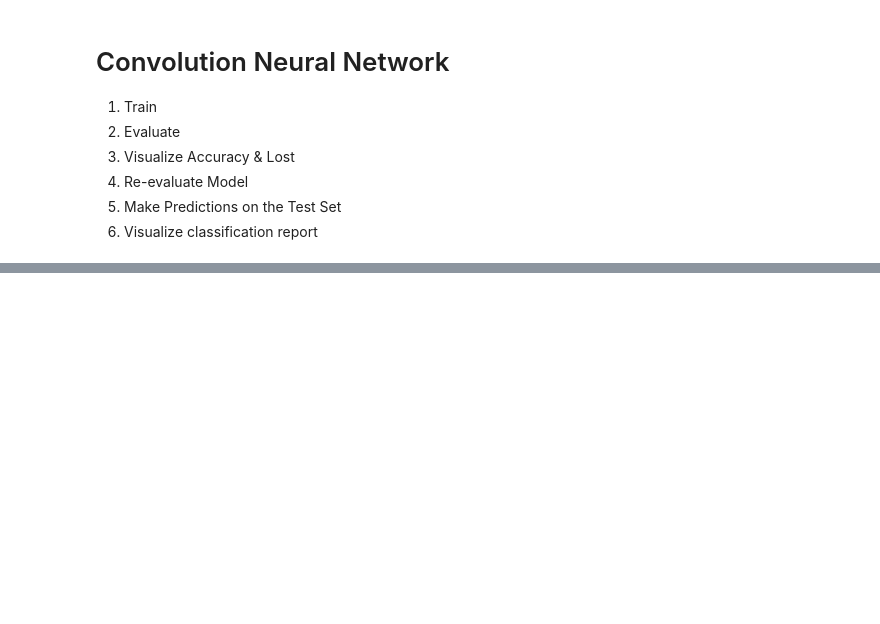
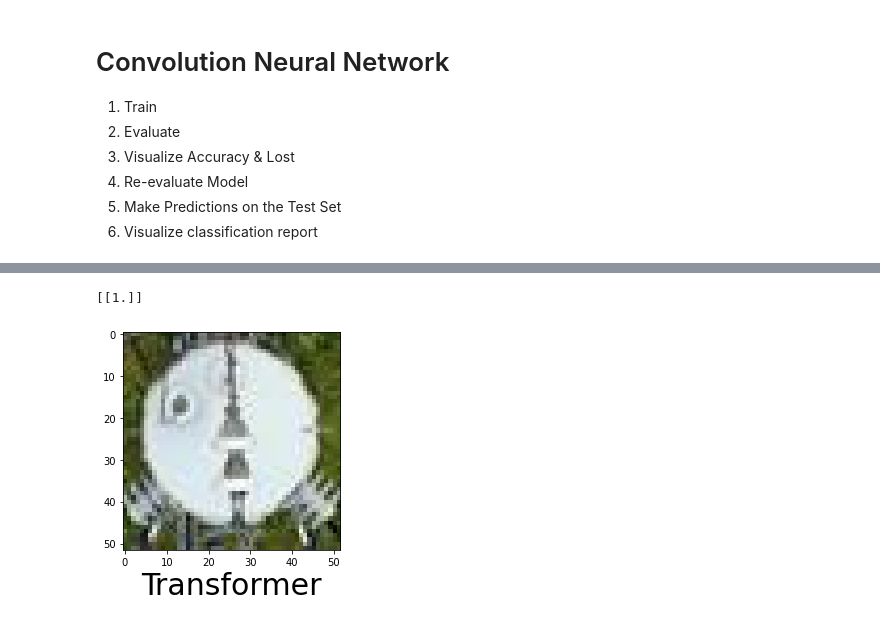
Before and after one commit to ccook93/Object_Detection, a Jupyter notebook: CNN2.ipynb, the cells around one changed output, grey strips where cells are left out. Drawn from its saved outputs; the diff is of its cells as text; code cells hidden in the pictures; blank space fills up the shorter version.

```diff
--- a/CNN2.ipynb
+++ b/CNN2.ipynb
@@ -124,0 +31,13 @@ losses = {"cl_head":tf.keras.losses.SparseCategoricalCrossentropy(from_logits=Tr
+# %%
+train = ImageDataGenerator(rescale=1/255)
+test = ImageDataGenerator(rescale=1/255)
+
+train_dataset = train.flow_from_directory("Images/PyTorch2/TRAIN/",
+                                          target_size=(52,52),
+                                          batch_size = 32,
+                                          class_mode = 'binary')
+
+test_dataset = test.flow_from_directory("Images/PyTorch2/TEST/",
+                                          target_size=(52,52),
+                                          batch_size =32,
+                                          class_mode = 'binary')
@@ -150,0 +107,24 @@ ValueError: in user code:
+# %%
+def predictImage(filename):
+    img1 = image.load_img(filename,target_size=(52,52))
+
+    plt.imshow(img1)
+
+    Y = image.img_to_array(img1)
+
+    X = np.expand_dims(Y,axis=0)
+    val = model.predict(X)
+    print(val)
+    if val == 1:
+
+        plt.xlabel("Transformer",fontsize=30)
+
+
+    elif val == 0:
+
+        plt.xlabel("No-Transformer",fontsize=30)
+# %%
+predictImage(r'/Users/kimsourthach/Desktop/Object_Detection/Images/PyTorch2/TEST/Transformer/28.jpg')
+# %% [output]
+[[1.]]
+[figure, added]
```
Also changed, not shown: parts of 32 cells of this notebook.
